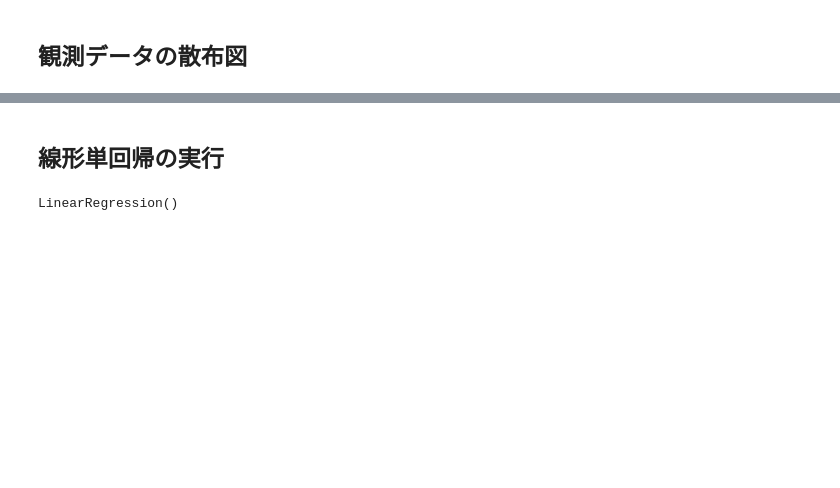
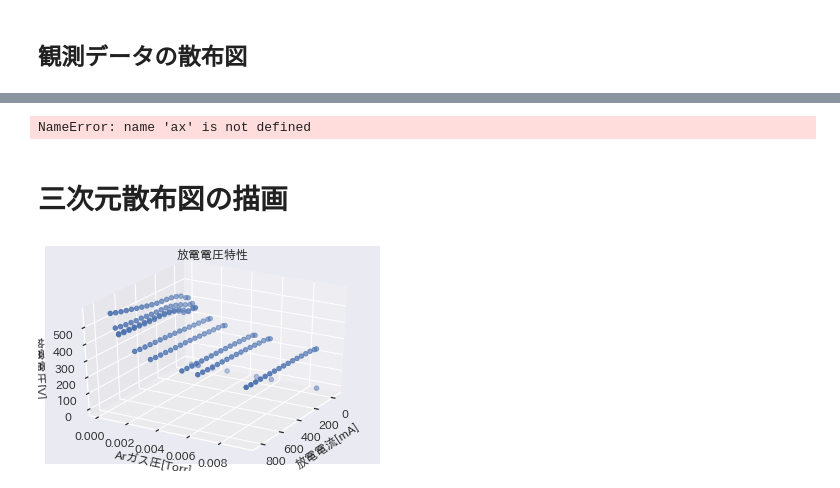
Before and after one commit to msiplab/EicEngLabIV, a Jupyter notebook: example01_02.ipynb, the cells around one changed output, grey strips where cells are left out. Cells and saved outputs as stored; diff of their text form; code cells hidden in the pictures; blank space fills up the shorter version.

```diff
--- a/example01_02.ipynb
+++ b/example01_02.ipynb
@@ -64,14 +69,20 @@ display(dataset)
 # %%
 # 放電電流[mA]
-current = dataset.columns[1:].astype(float).to_numpy()
+current = dataset.columns[1:].astype(float).values
 # Arガス圧[Torr]
-argasprs = dataset.iloc[:,0].astype(float).to_numpy()
+argasprs = dataset.iloc[:,0].astype(float).values
 
+# 説明変数の設定（　メッシュグリッド
 x1,x2 = np.meshgrid(current,argasprs)
+display(x1)
+display(x2)
 
 # 目的変数の設定 放電電圧[V]
-#y = dataset.iloc[:,1].values.reshape(-1,1)
-#display(y)
+y = dataset.iloc[0:,1:].astype(float).values
+display(y)
+
+# 観測点数
+nSamples = y.size
 # %% [output]
 array([[  0.,  25.,  50., 100., 150., 200., 250., 300., 350., 400., 450.,
         500., 550., 600., 650., 700., 750., 800.],
@@ -136,12 +142,50 @@ plt.show()
+# %%
+from mpl_toolkits import mplot3d
+
+# 散布図の範囲情報の抽出
+minx1 = np.min(x1)
+maxx1 = np.max(x1)
+rx1 = maxx1-minx1
+cx1 = 0.5*rx1
+minx2 = np.min(x2)
+maxx2 = np.max(x2)
+rx2 = maxx2-minx2
+cx2 = 0.5*rx2
+
+# 散布図の表示
+fig, axs = plt.subplots(1, 2, figsize=(6,4))
+plt.subplots_adjust(wspace=0.4, hspace=0.6)
+#
+for idx in range(y.shape[0]):
+    axs[0].scatter(x1[idx,:],y[idx,:])
+axs[0].set_xlabel('放電電流[mA]')
+axs[0].set_ylabel('放電電圧[V]')
+#
+for idx in range(y.shape[1]):
+    axs[1].scatter(x2[:,idx],y[:,idx])
+axs[1].set_xlabel('Arガス圧[Torr]')
+axs[1].set_ylabel('放電電圧[V]')
+#
+ax.grid(True)
+plt.show()
+# %% [output]
+NameError: name 'ax' is not defined
 # %% [markdown]
-## 線形単回帰の実行
+# 三次元散布図の描画
-# %%
-from sklearn.linear_model import LinearRegression
-
-# 線形単回帰のインスタンス生成
-regu = LinearRegression()
-
-# 線形単回帰分析
-regu.fit(x,y)
-# %% [output]
-LinearRegression()
+# %%
+
+# 三次元散布図の表示
+fig = plt.figure()
+ax = plt.axes(projection='3d')
+ax.scatter(x1,x2,y)
+ax.set_title('放電電圧特性')
+ax.set_xlabel('放電電流[mA]')
+ax.set_ylabel('Arガス圧[Torr]')
+ax.set_zlabel('放電電圧[V]')
+ax.set_xlim([minx1-0.1*rx1,maxx1+0.1*rx1])
+ax.set_ylim([minx2-0.1*rx2,maxx2+0.1*rx2])
+ax.view_init(elev=30,azim=30) # 見やすいように設定
+ax.grid(True)
+plt.show()
+# %% [output]
+[figure, added]
```
Also changed, not shown: parts of 11 cells of this notebook, 3 other files.
